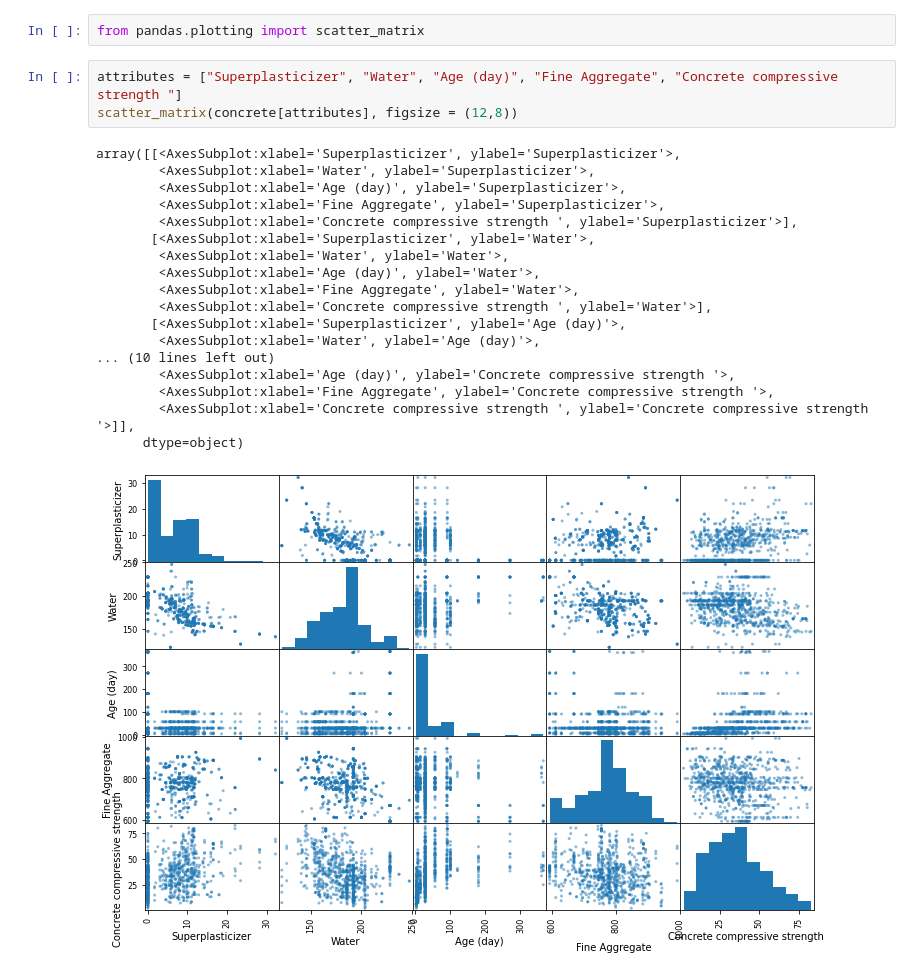
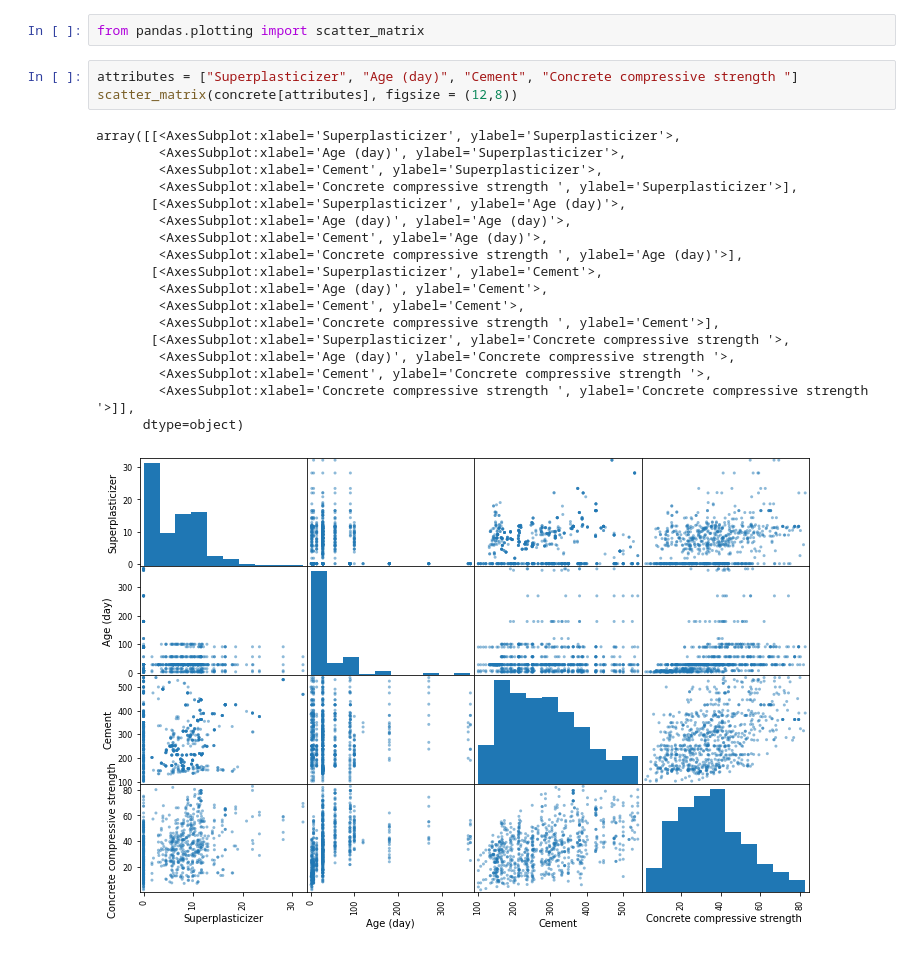
Before and after one commit to alexander-one/portfolio, a Jupyter notebook: Project - Concrete Strength ML/Concrete Strength ML Techniques.ipynb, the cells around one changed output. Drawn from its saved outputs; the diff is of its cells as text.

```diff
--- a/Project - Concrete Strength ML/Concrete Strength ML Techniques.ipynb
+++ b/Project - Concrete Strength ML/Concrete Strength ML Techniques.ipynb
@@ -117,24 +123,24 @@ Let's take superplasticizer, age, water, fine aggregate, and compressive strengt
 # %%
 from pandas.plotting import scatter_matrix
 # %%
-attributes = ["Superplasticizer", "Water", "Age (day)", "Fine Aggregate", "Concrete compressive strength "]
+attributes = ["Superplasticizer", "Age (day)", "Cement", "Concrete compressive strength "]
 scatter_matrix(concrete[attributes], figsize = (12,8))
 # %% [output]
 array([[<AxesSubplot:xlabel='Superplasticizer', ylabel='Superplasticizer'>,
-        <AxesSubplot:xlabel='Water', ylabel='Superplasticizer'>,
         <AxesSubplot:xlabel='Age (day)', ylabel='Superplasticizer'>,
-        <AxesSubplot:xlabel='Fine Aggregate', ylabel='Superplasticizer'>,
+        <AxesSubplot:xlabel='Cement', ylabel='Superplasticizer'>,
         <AxesSubplot:xlabel='Concrete compressive strength ', ylabel='Superplasticizer'>],
-       [<AxesSubplot:xlabel='Superplasticizer', ylabel='Water'>,
-        <AxesSubplot:xlabel='Water', ylabel='Water'>,
-        <AxesSubplot:xlabel='Age (day)', ylabel='Water'>,
-        <AxesSubplot:xlabel='Fine Aggregate', ylabel='Water'>,
-        <AxesSubplot:xlabel='Concrete compressive strength ', ylabel='Water'>],
        [<AxesSubplot:xlabel='Superplasticizer', ylabel='Age (day)'>,
-        <AxesSubplot:xlabel='Water', ylabel='Age (day)'>,
-... (10 lines left out)
+        <AxesSubplot:xlabel='Age (day)', ylabel='Age (day)'>,
+        <AxesSubplot:xlabel='Cement', ylabel='Age (day)'>,
+        <AxesSubplot:xlabel='Concrete compressive strength ', ylabel='Age (day)'>],
+       [<AxesSubplot:xlabel='Superplasticizer', ylabel='Cement'>,
+        <AxesSubplot:xlabel='Age (day)', ylabel='Cement'>,
+        <AxesSubplot:xlabel='Cement', ylabel='Cement'>,
+        <AxesSubplot:xlabel='Concrete compressive strength ', ylabel='Cement'>],
+       [<AxesSubplot:xlabel='Superplasticizer', ylabel='Concrete compressive strength '>,
         <AxesSubplot:xlabel='Age (day)', ylabel='Concrete compressive strength '>,
-        <AxesSubplot:xlabel='Fine Aggregate', ylabel='Concrete compressive strength '>,
+        <AxesSubplot:xlabel='Cement', ylabel='Concrete compressive strength '>,
         <AxesSubplot:xlabel='Concrete compressive strength ', ylabel='Concrete compressive strength '>]],
       dtype=object)
-[figure, old version]
+[figure, new version]
```
Also changed, not shown: parts of 20 cells of this notebook.
